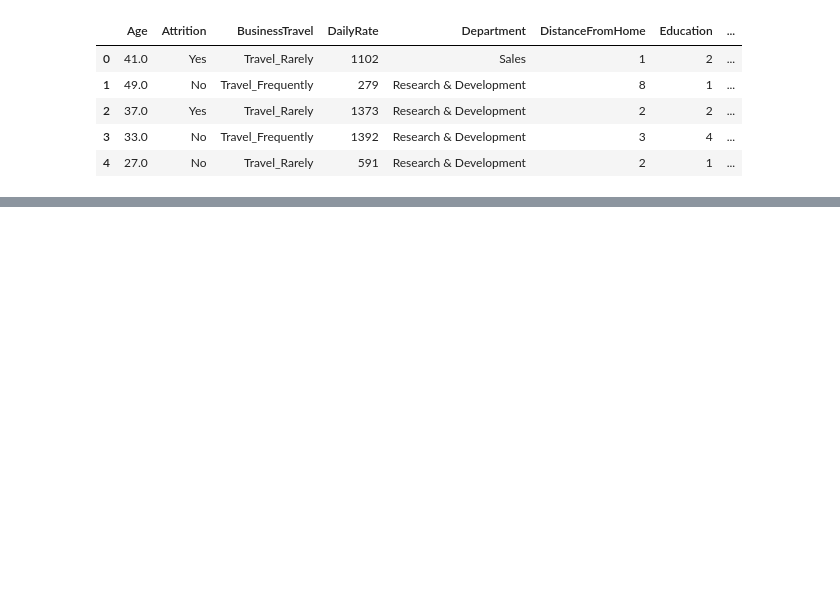
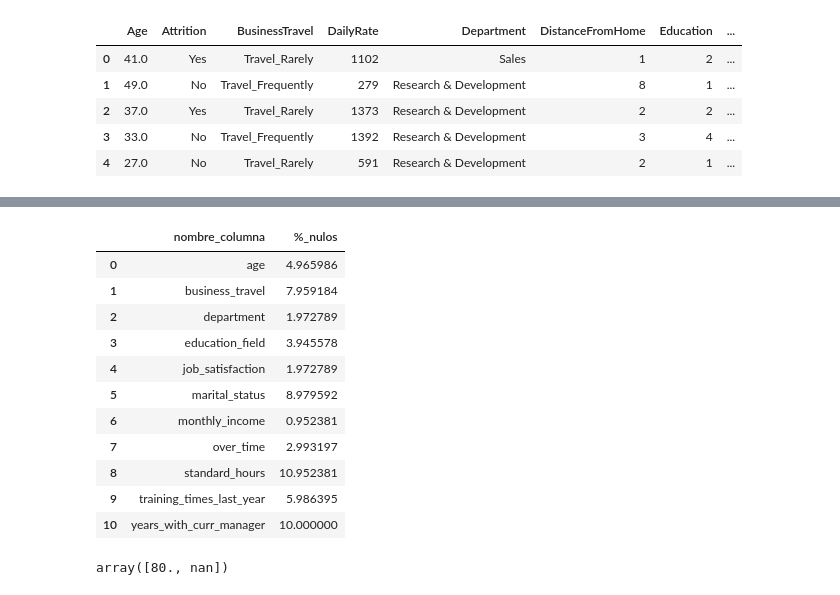
Before and after one commit to Eleonora1989/project-da-promo-63-modulo-3-team-3, a Jupyter notebook: fase_1_inicial_31-03.ipynb, the cells around one changed output, grey strips where cells are left out. Saved outputs shown, nothing was run; the diff lists cells and outputs as text; code cells hidden in the pictures; blank space fills up the shorter version.

Commit message:
hecho EDa hasta gestion de nulos + creado documento fase 2

```diff
--- a/fase_1_inicial_31-03.ipynb
+++ b/fase_1_inicial_31-03.ipynb
@@ -132,0 +329,29 @@ para ver por que la gente se va se me ocurre que tendriamos que ver
+# %%
+nulos_hr = (df_hr.isnull().mean() * 100)
+
+# Filtrar solo columnas con nulos
+nulos_hr = nulos_hr[nulos_hr > 0]
+
+# Convertir a dataframe
+nulos_hr = nulos_hr.reset_index()
+
+nulos_hr.rename(columns={"index": "nombre_columna", 0: "%_nulos"}, inplace=True)
+
+nulos_hr
+# %% [output]
+|  | nombre_columna | %_nulos |
+| 0 | age | 4.965986 |
+| 1 | business_travel | 7.959184 |
+| 2 | department | 1.972789 |
+| 3 | education_field | 3.945578 |
+| 4 | job_satisfaction | 1.972789 |
+| 5 | marital_status | 8.979592 |
+| 6 | monthly_income | 0.952381 |
+| 7 | over_time | 2.993197 |
+| 8 | standard_hours | 10.952381 |
+| 9 | training_times_last_year | 5.986395 |
+| 10 | years_with_curr_manager | 10.000000 |
+# %%
+df_hr['standard_hours'].unique()
+# %% [output]
+array([80., nan])
```
Also changed, not shown: parts of 37 cells of this notebook.
